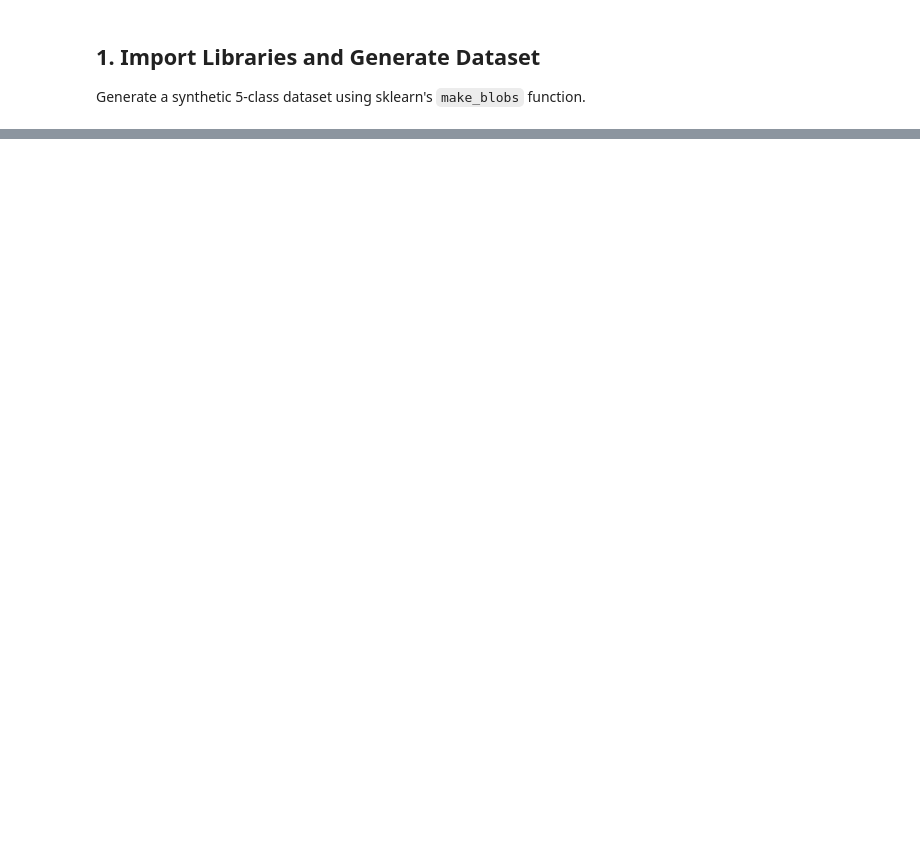
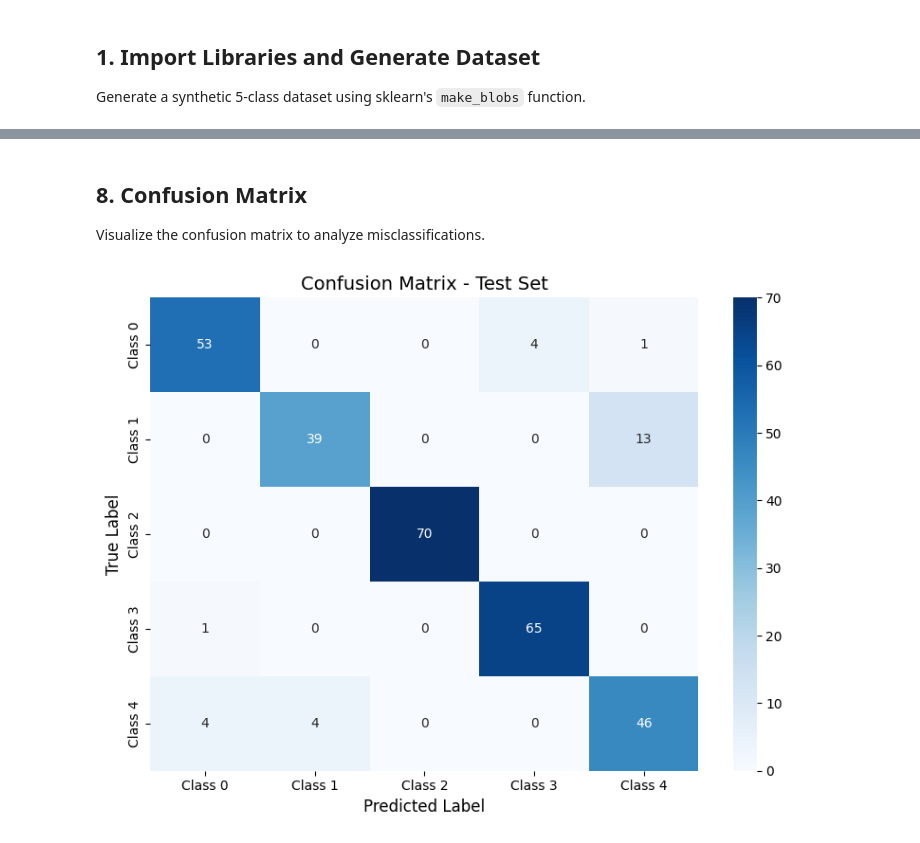
Before and after one commit to fahimalshihab/CVPR, a Jupyter notebook: MID/Neural_Network.ipynb, the cells around one changed output, grey strips where cells are left out. Cells and saved outputs as stored; diff of their text form; code cells hidden in the pictures; blank space fills up the shorter version.

```diff
--- a/MID/Neural_Network.ipynb
+++ b/MID/Neural_Network.ipynb
@@ -39,0 +260,18 @@ print(f"Class distribution: {np.bincount(y)}")
+# %%
+# Make predictions
+y_pred_train = nn.predict(X_train)
+y_pred_test = nn.predict(X_test)
+
+# Calculate accuracies
+train_accuracy = accuracy_score(y_train, y_pred_train)
+test_accuracy = accuracy_score(y_test, y_pred_test)
+
+print("=" * 50)
+print("PERFORMANCE METRICS")
+print("=" * 50)
+print(f"Training Accuracy: {train_accuracy:.4f}")
+print(f"Test Accuracy: {test_accuracy:.4f}")
+print("\n" + "=" * 50)
+print("CLASSIFICATION REPORT (Test Set)")
+print("=" * 50)
+print(classification_report(y_test, y_pred_test, target_names=[f'Class {i}' for i in range(n_classes)]))
@@ -39,0 +299,18 @@ print(f"Class distribution: {np.bincount(y)}")
+# %% [markdown]
+## 8. Confusion Matrix
+
+Visualize the confusion matrix to analyze misclassifications.
+# %%
+cm = confusion_matrix(y_test, y_pred_test)
+
+plt.figure(figsize=(8, 6))
+sns.heatmap(cm, annot=True, fmt='d', cmap='Blues',
+            xticklabels=[f'Class {i}' for i in range(n_classes)],
+            yticklabels=[f'Class {i}' for i in range(n_classes)])
+plt.xlabel('Predicted Label', fontsize=12)
+plt.ylabel('True Label', fontsize=12)
+plt.title('Confusion Matrix - Test Set', fontsize=14)
+plt.tight_layout()
+plt.show()
+# %% [output]
+[figure, added]
```
Also changed, not shown: parts of 19 cells of this notebook.
